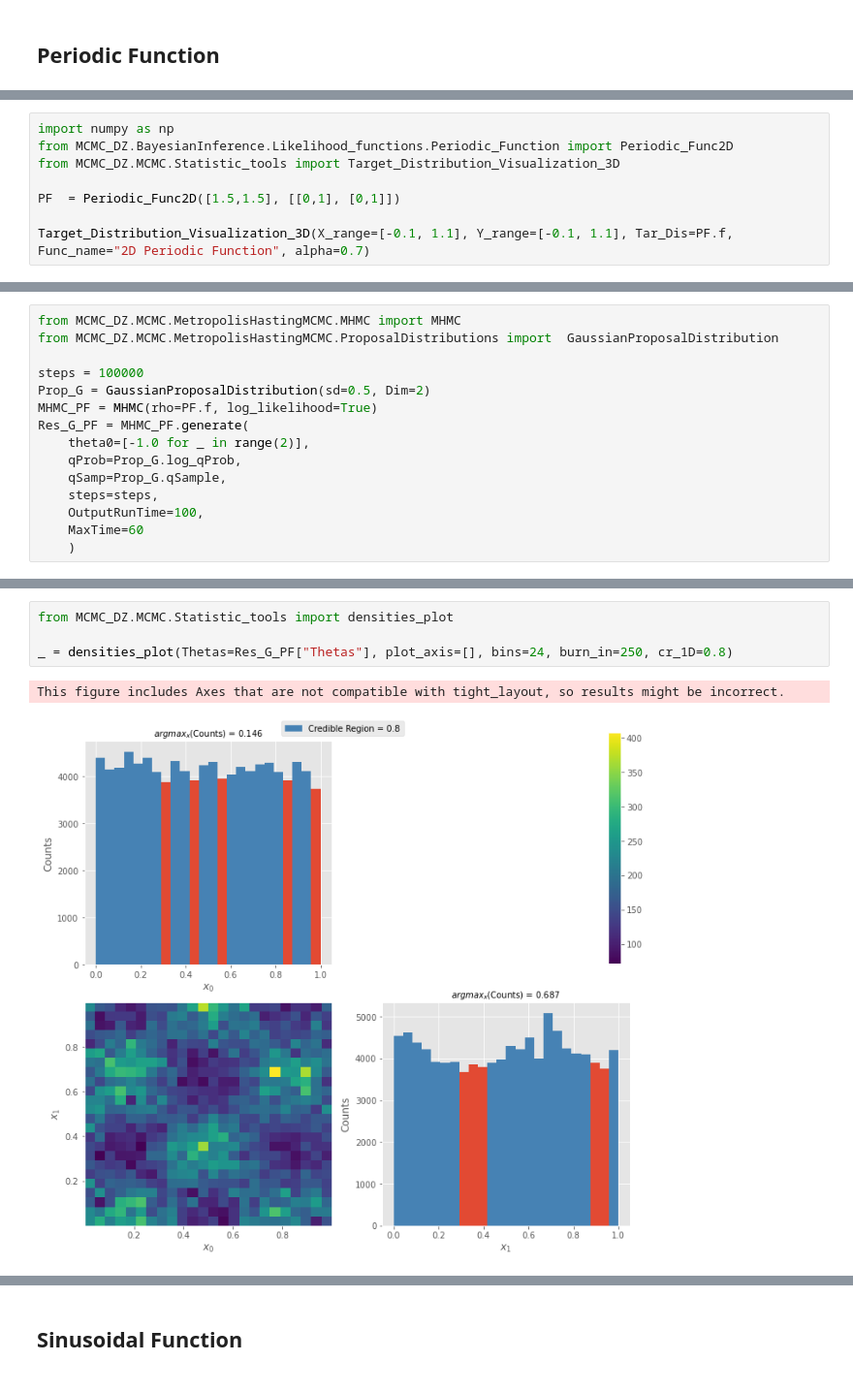
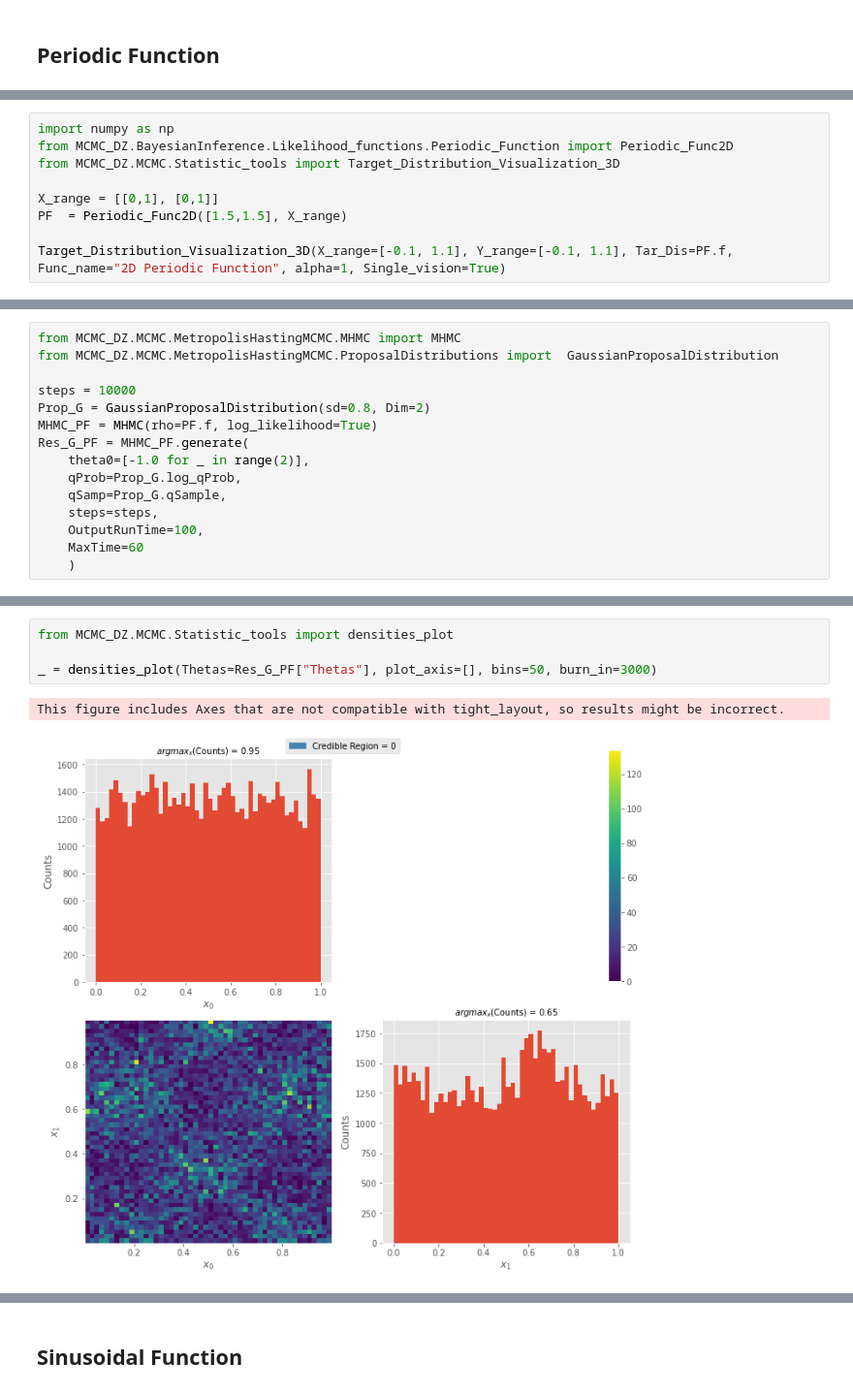
Before and after one commit to pjdunne/MResMCMC2023, a Jupyter notebook: Examples_Dian.ipynb, the cells around one changed output, grey strips where cells are left out. Shown at 97% size. Cells and saved outputs as stored; diff of their text form.

```diff
--- a/Examples_Dian.ipynb
+++ b/Examples_Dian.ipynb
@@ -150,6 +156,7 @@ import numpy as np
 from MCMC_DZ.BayesianInference.Likelihood_functions.Periodic_Function import Periodic_Func2D
 from MCMC_DZ.MCMC.Statistic_tools import Target_Distribution_Visualization_3D
 
-PF  = Periodic_Func2D([1.5,1.5], [[0,1], [0,1]])
+X_range = [[0,1], [0,1]]
+PF  = Periodic_Func2D([1.5,1.5], X_range)
 
-Target_Distribution_Visualization_3D(X_range=[-0.1, 1.1], Y_range=[-0.1, 1.1], Tar_Dis=PF.f, Func_name="2D Periodic Function", alpha=0.7)
+Target_Distribution_Visualization_3D(X_range=[-0.1, 1.1], Y_range=[-0.1, 1.1], Tar_Dis=PF.f, Func_name="2D Periodic Function", alpha=1, Single_vision=True)
@@ -157,8 +166,8 @@ Target_Distribution_Visualization_3D(X_range=[-0.1, 1.1], Y_range=[-0.1, 1.1], T
 from MCMC_DZ.MCMC.MetropolisHastingMCMC.MHMC import MHMC
 from MCMC_DZ.MCMC.MetropolisHastingMCMC.ProposalDistributions import  GaussianProposalDistribution
 
-steps = 100000
-Prop_G = GaussianProposalDistribution(sd=0.5, Dim=2)
+steps = 10000
+Prop_G = GaussianProposalDistribution(sd=0.8, Dim=2)
 MHMC_PF = MHMC(rho=PF.f, log_likelihood=True)
 Res_G_PF = MHMC_PF.generate(
     theta0=[-1.0 for _ in range(2)],
@@ -175,8 +193,8 @@ density_plot_3D(Res_G_PF["Thetas"], bins=10, burn_in=1000, credible_region=0, al
 # %%
 from MCMC_DZ.MCMC.Statistic_tools import densities_plot
 
-_ = densities_plot(Thetas=Res_G_PF["Thetas"], plot_axis=[], bins=24, burn_in=250, cr_1D=0.8)
+_ = densities_plot(Thetas=Res_G_PF["Thetas"], plot_axis=[], bins=50, burn_in=3000)
 # %% [output]
 This figure includes Axes that are not compatible with tight_layout, so results might be incorrect.
-[figure, old version]
+[figure, new version]
 # %%
```
Also changed, not shown: parts of 17 cells of this notebook.
